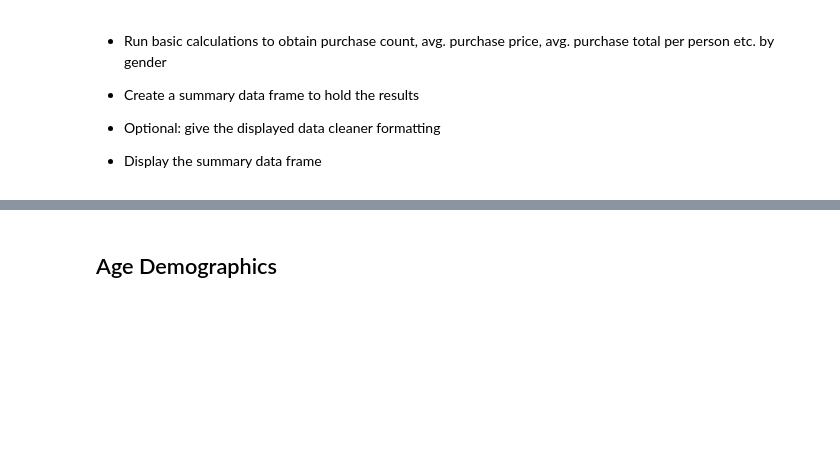
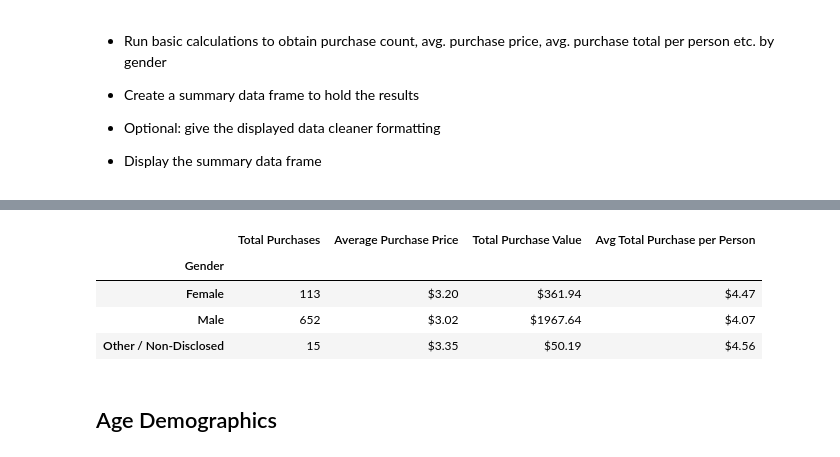
Before and after one commit to mrcjbf/pandas-homework, a Jupyter notebook: HeroesOfPymoli/heros_copy.ipynb, the cells around one changed output, grey strips where cells are left out. Saved outputs shown, nothing was run; the diff lists cells and outputs as text; code cells hidden in the pictures; blank space fills up the shorter version.

```diff
--- a/HeroesOfPymoli/heros_copy.ipynb
+++ b/HeroesOfPymoli/heros_copy.ipynb
@@ -109,3 +123,45 @@ pd_df_summary
+# %%
+#get group aggregates
+pd_df_group_agg = purchase_data.groupby(["Gender","SN"]).agg(
+    {'Price':['sum','count'],
+     'Age':['mean']})
+
+#drop top level of agg index
+pd_df_group_agg.columns = pd_df_group_agg.columns.droplevel(0)
+
+#rename columns
+pd_df_group_agg.columns=["Price","Count","Age"]
+
+#get initial group aggregates
+pd_df_original_agg = pd_df_group_agg.groupby(["Gender"]).agg(
+    {'Price':['mean','sum'],
+     'Count':['sum'],
+     'Age':['mean']})
+#drop top level of agg index
+pd_df_original_agg.columns = pd_df_original_agg.columns.droplevel(0)
+
+#rename columns
+pd_df_original_agg.columns=["Avg Total Purchase per Person","Total Purchase Value","Total Purchases","Average Age"]
+
+#average purchase price
+pd_df_original_agg["Average Purchase Price"] = pd_df_original_agg["Total Purchase Value"]/pd_df_original_agg["Total Purchases"]
+
+#format
+pd_df_original_agg["Average Purchase Price"] = pd_df_original_agg["Average Purchase Price"].map("${:.2f}".format)
+pd_df_original_agg["Avg Total Purchase per Person"] = pd_df_original_agg["Avg Total Purchase per Person"].map("${:.2f}".format)
+pd_df_original_agg["Total Purchase Value"] = pd_df_original_agg["Total Purchase Value"].map("${:.2f}".format)
+
+#ordewr columns
+pd_df_original_agg= pd_df_original_agg[["Total Purchases","Average Purchase Price","Total Purchase Value","Avg Total Purchase per Person"]]
+
+#print
+pd_df_original_agg.head()
+# %% [output]
+|  | Total Purchases | Average Purchase Price | Total Purchase Value | Avg Total Purchase per Person |
+| Gender |  |  |  |  |
+| Female | 113 | $3.20 | $361.94 | $4.47 |
+| Male | 652 | $3.02 | $1967.64 | $4.07 |
+| Other / Non-Disclosed | 15 | $3.35 | $50.19 | $4.56 |
 # %% [markdown]
 ## Age Demographics
 # %% [markdown]
```
Also changed, not shown: parts of 15 cells of this notebook.
